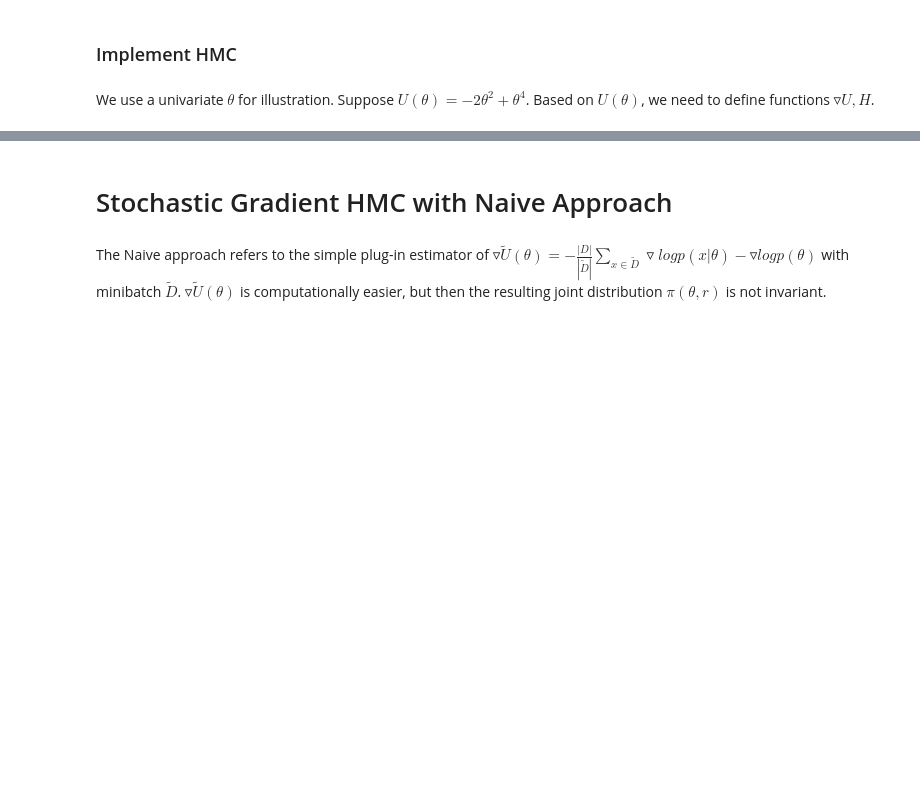
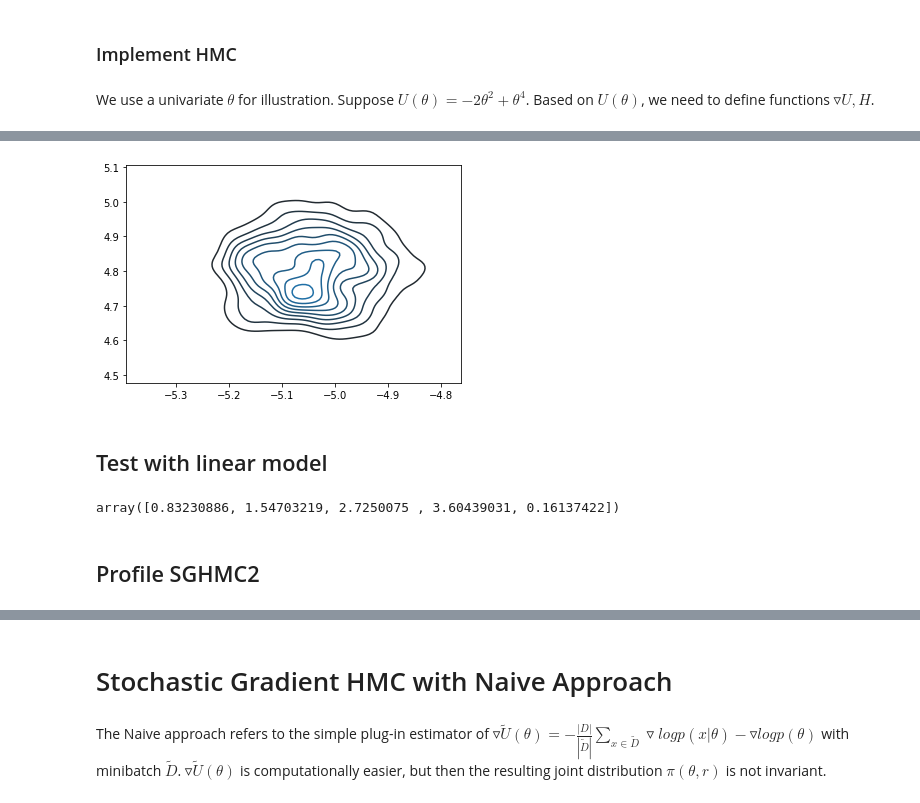
Before and after one commit to tzring/Stochastic-Gradient-HMC-with-Friction, a Jupyter notebook: SGHMC_friction.ipynb, the cells around one changed output, grey strips where cells are left out. Drawn from its saved outputs; the diff is of its cells as text; code cells hidden in the pictures; blank space fills up the shorter version.

```diff
--- a/SGHMC_friction.ipynb
+++ b/SGHMC_friction.ipynb
@@ -57,0 +324,9 @@ def H(theta, r, M):
+# %%
+theta_mn = SGHMC_friction2(theta0=np.array([1,1]), X = y[:,None], gradU = gradU2, eps=0.01, sample_size=1000, B=0, C=np.eye(2), batch_size=100,burnin=500)
+# %%
+kdeplt2 = sns.kdeplot(theta_mn[:,0],theta_mn[:,1])
+plt.show()
+# %% [output]
+[figure, added]
+# %% [markdown]
+## Test with linear model
@@ -57,0 +335,6 @@ def H(theta, r, M):
+# %%
+np.mean(theta_mn,axis = 0)
+# %% [output]
+array([0.83230886, 1.54703219, 2.7250075 , 3.60439031, 0.16137422])
+# %% [markdown]
+## Profile SGHMC2
```
Also changed, not shown: parts of 50 cells of this notebook.
